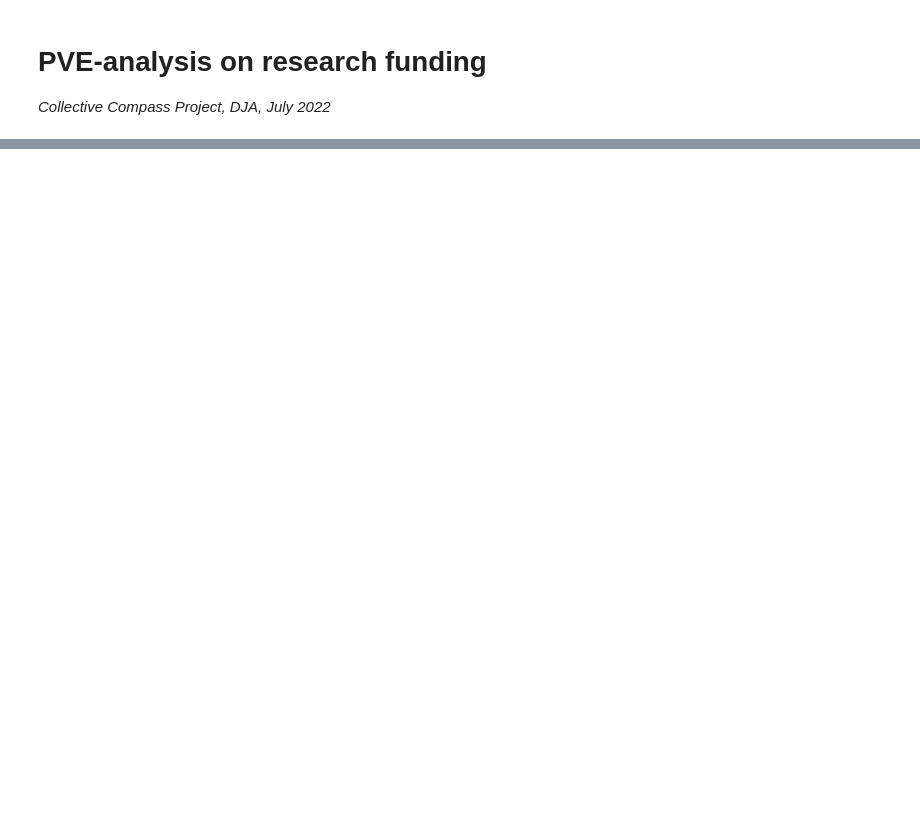
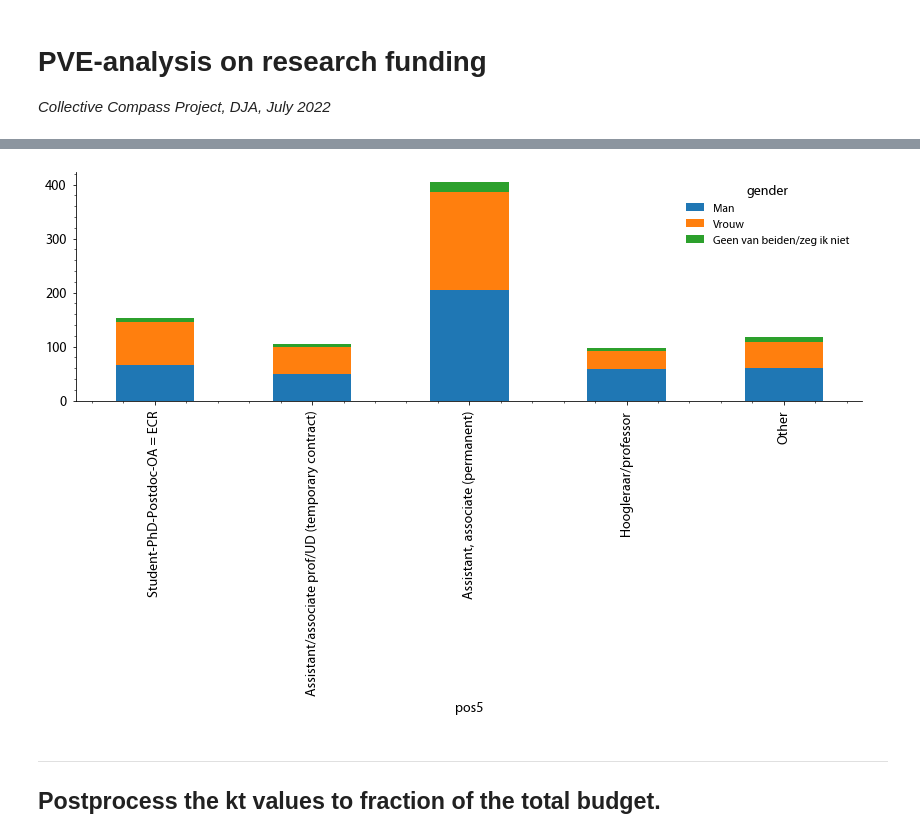
Before and after one commit to cjvanlissa/hackaton_sciencefunding, a Jupyter notebook: python/PVE.ipynb, the cells around one changed output, grey strips where cells are left out. Cells and saved outputs as stored; diff of their text form; code cells hidden in the pictures; blank space fills up the shorter version.

```diff
--- a/python/PVE.ipynb
+++ b/python/PVE.ipynb
@@ -28 +50,9 @@ df['versie'].value_counts().plot.bar();
+# %%
+df_vals = df[['pos5', 'gender']].value_counts()
+df_vals.unstack('gender').plot.bar(stacked=True);
+# %% [output]
+[figure, added]
+# %% [markdown]
+---
+## Postprocess the kt values to fraction of the total budget.
 # %%
```
Also changed, not shown: parts of 16 cells of this notebook.
